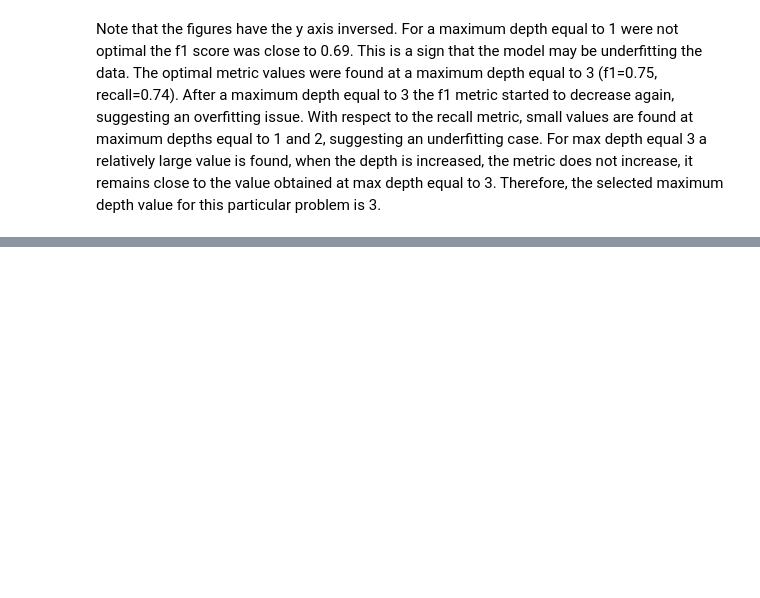
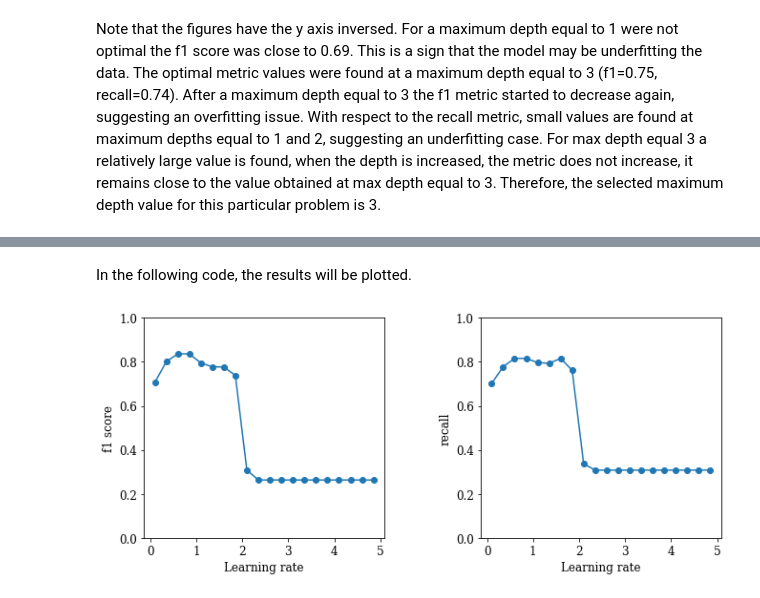
Before and after one commit to AlejandroSepulvedaGuatecique/Projects-in-Ml-and-AI-, a Jupyter notebook: HW2/HW2_ML.ipynb, the cells around one changed output, grey strips where cells are left out. Saved outputs shown, nothing was run; the diff lists cells and outputs as text; code cells hidden in the pictures; blank space fills up the shorter version.

```diff
--- a/HW2/HW2_ML.ipynb
+++ b/HW2/HW2_ML.ipynb
@@ -243,0 +397,18 @@ Accuracy: 0.774 (0.093)
+# %%
+loop=2
+j=0
+loop = np.arange(0.1,5.1,0.25)
+lenloop = len(loop)+1
+mean_recall = np.zeros(lenloop-1)
+mean_f1 = np.zeros(lenloop-1)
+for learning_rate in loop:
+      clf = AdaBoostClassifier(n_estimators=4, learning_rate=learning_rate, random_state=0, algorithm='SAMME')
+      cv = RepeatedStratifiedKFold(n_splits=5, n_repeats=3, random_state=1)
+      n_scores = cross_val_score(clf, X, y, scoring='recall', cv=cv, n_jobs=-1, error_score='raise')
+      mean_recall[j] = np.mean(n_scores)
+      print('Learning rate = %.3f : The average recall score is %.3f with an associated standard deviation equal to %.3f' % (learning_rate, np.mean(n_scores), np.std(n_scores)))
+      n_scores = cross_val_score(clf, X, y, scoring='f1', cv=cv, n_jobs=-1, error_score='raise')
+      mean_f1[j] = np.mean(n_scores)
+      #print(n_scores)
+      print('Learning rate = %.3f : The average f1 score is %.3f with an associated standard deviation equal to %.3f' % (learning_rate, np.mean(n_scores), np.std(n_scores)))
+      j = j + 1
@@ -243,0 +433,32 @@ Accuracy: 0.774 (0.093)
+# %% [markdown]
+In the following code, the results will be plotted.
+# %%
+fig,axes = plt.subplots(nrows=1,ncols=2,figsize=(12,4))
+fig.subplots_adjust(wspace=0.4,hspace=0,left=0.2, right=0.9, top=0.9, bottom=0.1)
+fontdict={  'fontsize': 12, 'fontname': 'serif'}
+axes[0].plot(loop, mean_f1,'-o')
+axes[0].set_xlabel('Learning rate',fontdict)
+axes[0].set_ylabel('f1 score',fontdict)
+axes[0].set_ylim(0, 1)
+
+axes[1].plot(loop, mean_recall,'-o')
+axes[1].set_xlabel('Learning rate',fontdict)
+axes[1].set_ylabel('recall',fontdict)
+axes[1].set_ylim(0, 1)
+
+
+for tick in axes[0].get_xticklabels():
+        tick.set_fontname("serif")
+        tick.set_fontsize(12)
+for tick in axes[0].get_yticklabels():
+        tick.set_fontname("serif")
+        tick.set_fontsize(12)
+
+for tick in axes[1].get_xticklabels():
+        tick.set_fontname("serif")
+        tick.set_fontsize(12)
+for tick in axes[1].get_yticklabels():
+        tick.set_fontname("serif")
+        tick.set_fontsize(12)
+# %% [output]
+[figure, added]
```
Also changed, not shown: parts of 52 cells of this notebook.
